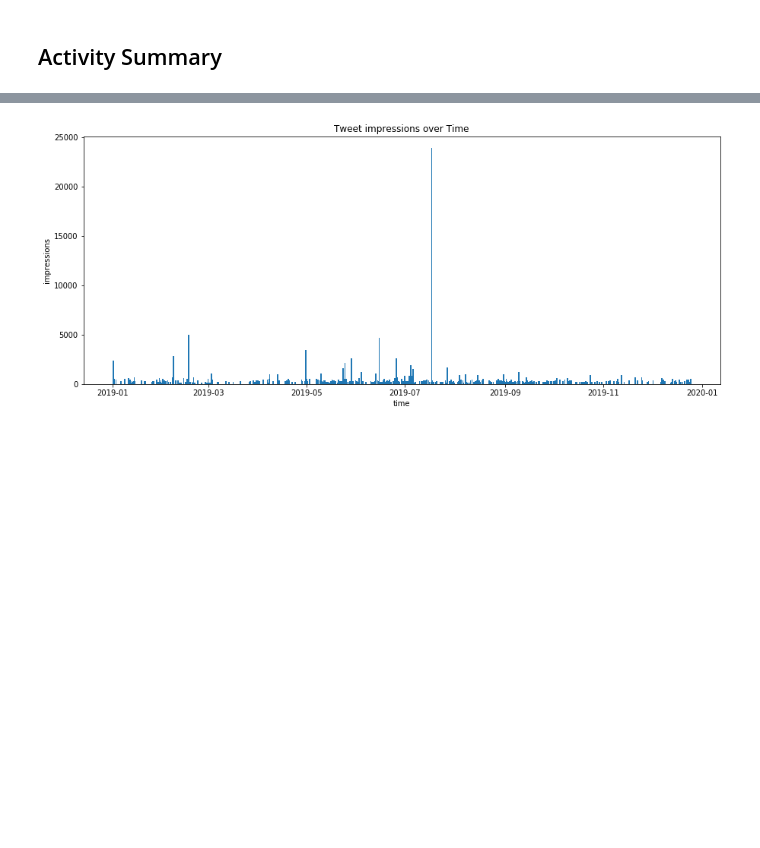
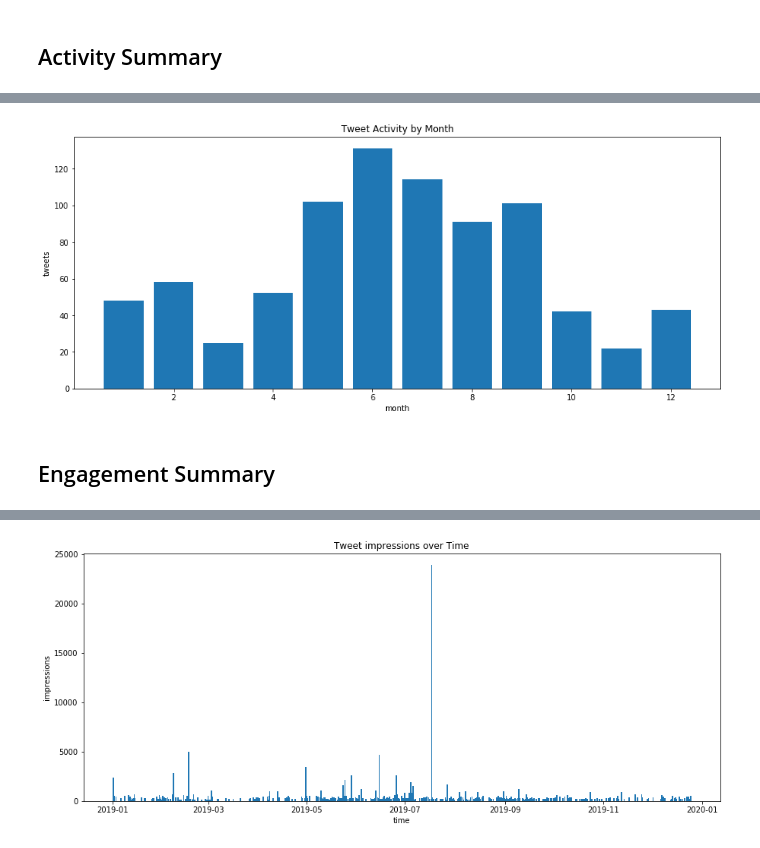
Before and after one commit to gtieng/twitter_analytics, a Jupyter notebook: main.ipynb, the cells around one changed output, grey strips where cells are left out. Saved outputs shown, nothing was run; the diff lists cells and outputs as text; code cells hidden in the pictures; blank space fills up the shorter version.

```diff
--- a/main.ipynb
+++ b/main.ipynb
@@ -76,0 +86,11 @@ dtype: object
+# %%
+plt.figure(figsize=(15,6))
+plt.bar(month_activity.index, month_activity["Tweet permalink"], tick_label=month_activity.i)
+plt.xlabel("month")
+plt.ylabel("tweets")
+plt.title(f"Tweet Activity by Month")
+plt.show()
+# %% [output]
+[figure, added]
+# %% [markdown]
+## Engagement Summary
```
Also changed, not shown: parts of 11 cells of this notebook.
